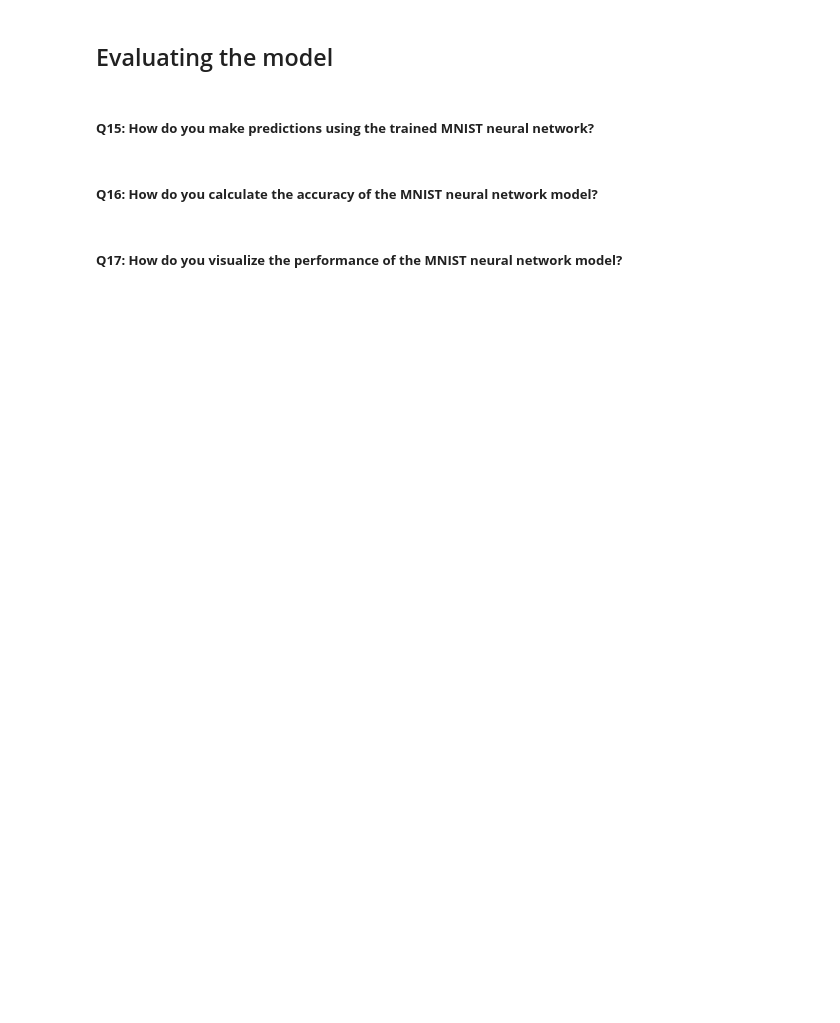
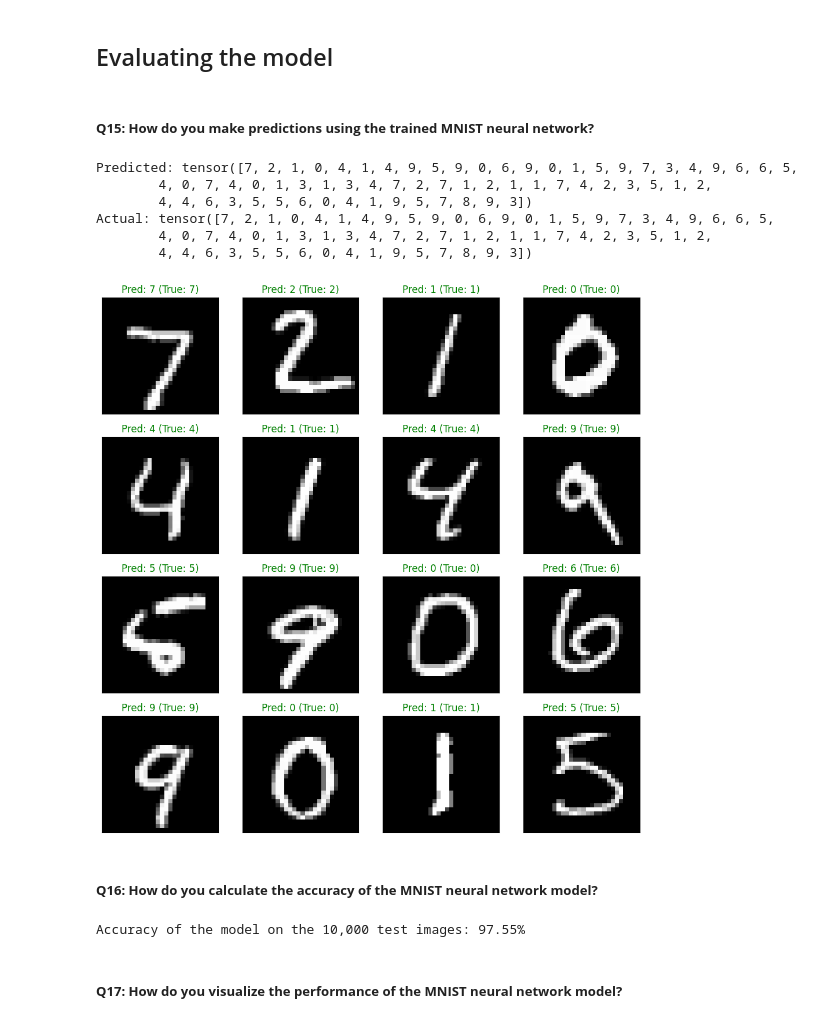
Before and after one commit to fellmir/pyTorchBasis, a Jupyter notebook: 00-basic-examples/01-notebooks/05_mnist_classification.ipynb, the cells around one changed output. Drawn from its saved outputs; the diff is of its cells as text; code cells hidden in the pictures; blank space fills up the shorter version.

```diff
--- a/00-basic-examples/01-notebooks/05_mnist_classification.ipynb
+++ b/00-basic-examples/01-notebooks/05_mnist_classification.ipynb
@@ -208,5 +196,11 @@ softmax_layer = nn.Softmax(dim=1)
 # %% [markdown]
 ##### **Q11: How do you configure an optimizer for training the neural network?**
+# %%
+# Two common(est) options: SGD
+optimizer = optim.SGD(model.parameters(), lr=0.01, momentum=0.9)
+
+# and Adam
+optimizer = optim.Adam(model.parameters(), lr=0.001)
 # %% [markdown]
 ## Training the neural network model
 # %% [markdown]
@@ -219,7 +297,59 @@ softmax_layer = nn.Softmax(dim=1)
 ## Evaluating the model
 # %% [markdown]
 ##### **Q15: How do you make predictions using the trained MNIST neural network?**
+# %%
+# Set the model to evaluation mode
+model.eval()
+
+# Example input (a batch of images)
+example_inputs, example_labels = next(iter(test_loader))
+
+# Make predictions
+with torch.no_grad():
+    outputs = model(example_inputs)
+    _, predicted = torch.max(outputs, 1)
+
+print(f'Predicted: {predicted}')
+print(f'Actual: {example_labels}')
+# %% [output]
+Predicted: tensor([7, 2, 1, 0, 4, 1, 4, 9, 5, 9, 0, 6, 9, 0, 1, 5, 9, 7, 3, 4, 9, 6, 6, 5,
+        4, 0, 7, 4, 0, 1, 3, 1, 3, 4, 7, 2, 7, 1, 2, 1, 1, 7, 4, 2, 3, 5, 1, 2,
+        4, 4, 6, 3, 5, 5, 6, 0, 4, 1, 9, 5, 7, 8, 9, 3])
+Actual: tensor([7, 2, 1, 0, 4, 1, 4, 9, 5, 9, 0, 6, 9, 0, 1, 5, 9, 7, 3, 4, 9, 6, 6, 5,
+        4, 0, 7, 4, 0, 1, 3, 1, 3, 4, 7, 2, 7, 1, 2, 1, 1, 7, 4, 2, 3, 5, 1, 2,
+        4, 4, 6, 3, 5, 5, 6, 0, 4, 1, 9, 5, 7, 8, 9, 3])
+# %%
+# Alternative: Plot the images with predictions and true labels
+import matplotlib.pyplot as plt
+
+fig = plt.figure(figsize=(12, 12))
+for idx in range(16):  # Display 16 images
+    ax = fig.add_subplot(4, 4, idx + 1, xticks=[], yticks=[])
+    plt.imshow(example_inputs[idx].numpy().squeeze(), cmap='gray')
+    ax.set_title(f"Pred: {predicted[idx].item()} (True: {example_labels[idx].item()})",
+                 color=("green" if predicted[idx]==example_labels[idx] else "red"))
+plt.show()
+# %% [output]
+[figure, added]
 # %% [markdown]
 ##### **Q16: How do you calculate the accuracy of the MNIST neural network model?**
+# %%
+# Compare predicted labels with true labels
+correct = 0
+total = 0
+
+model.eval()  # Set the model to evaluation mode
+
+with torch.no_grad():
+    for inputs, labels in test_loader:
+        outputs = model(inputs)
+        _, predicted = torch.max(outputs.data, 1)
+        total += labels.size(0)
+        correct += (predicted == labels).sum().item()
+
+accuracy = 100 * correct / total
+print(f'Accuracy of the model on the 10,000 test images: {accuracy:.2f}%')
+# %% [output]
+Accuracy of the model on the 10,000 test images: 97.55%
 # %% [markdown]
 ##### **Q17: How do you visualize the performance of the MNIST neural network model?**
```
Also changed, not shown: parts of 14 cells of this notebook.
